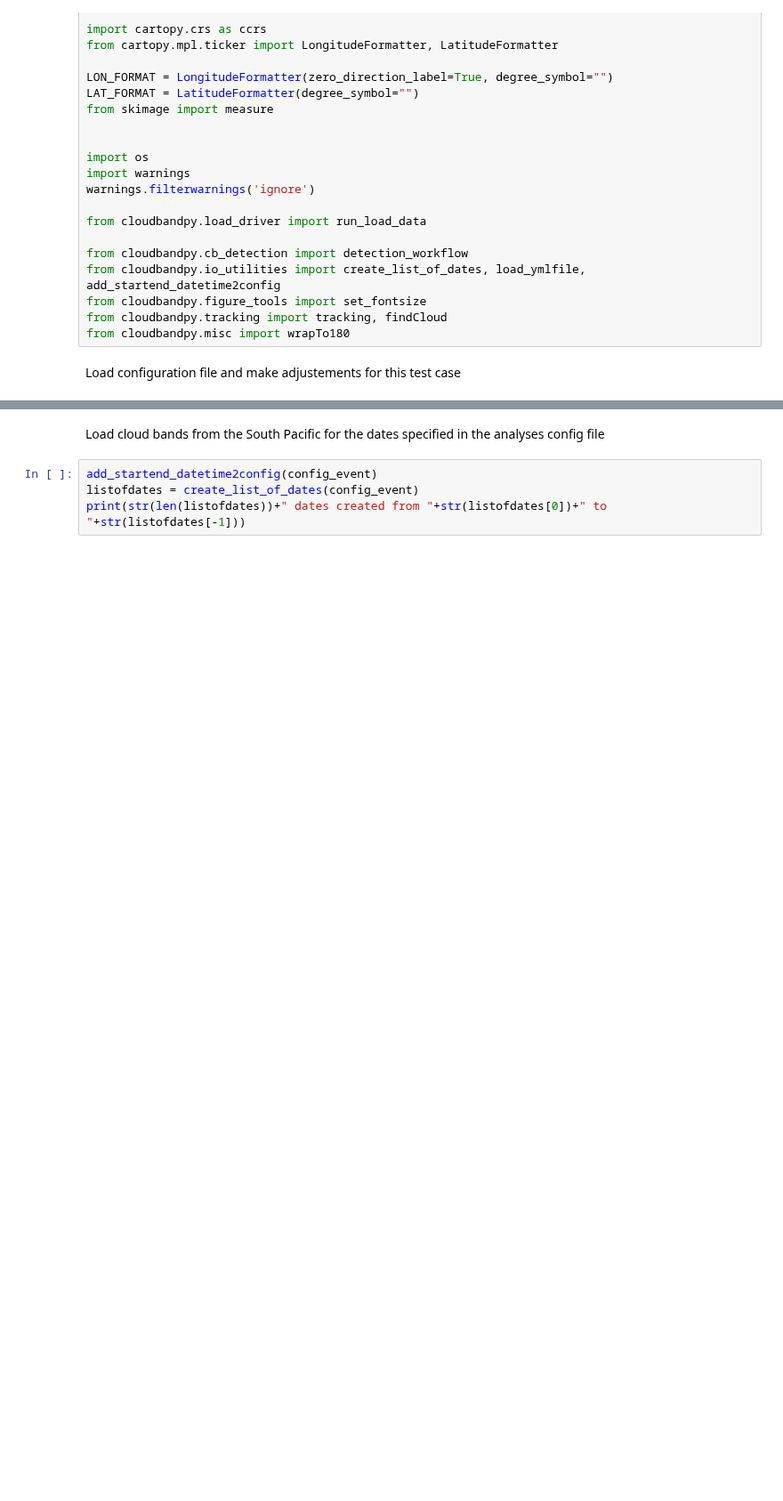
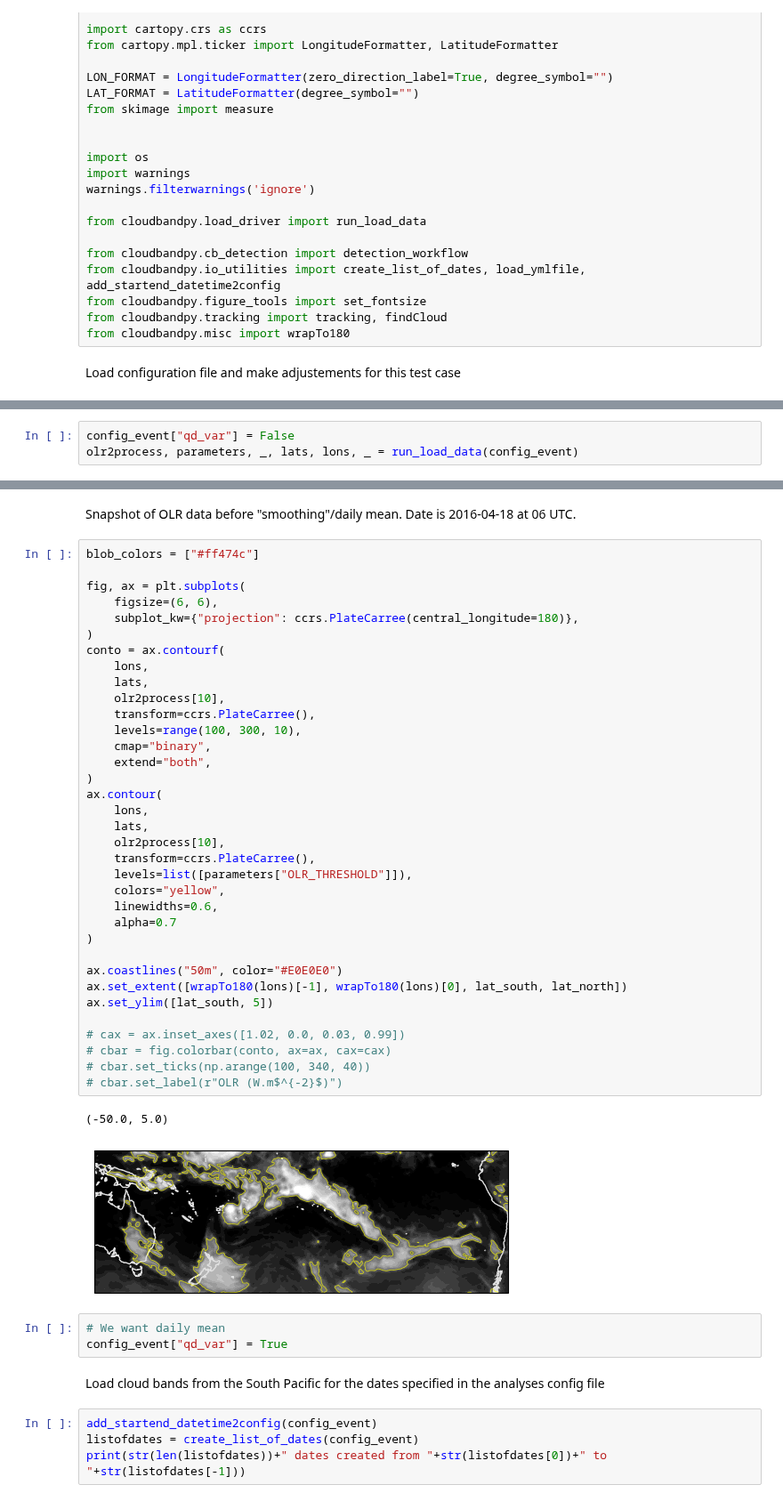
Before and after one commit to romainpilon/cloudbandPy, a Jupyter notebook: notebooks/detection/detection_process.ipynb, the cells around one changed output, grey strips where cells are left out. Shown at 89% size. Drawn from its saved outputs; the diff is of its cells as text; blank space fills up the shorter version.

Commit message:
Prepare config files

```diff
--- a/notebooks/detection/detection_process.ipynb
+++ b/notebooks/detection/detection_process.ipynb
@@ -58,0 +61,3 @@ print(config)
+# %%
+config_event["qd_var"] = False
+olr2process, parameters, _, lats, lons, _ = run_load_data(config_event)
@@ -59,3 +80,46 @@ print(config)
+# %% [markdown]
+Snapshot of OLR data before "smoothing"/daily mean. Date is 2016-04-18 at 06 UTC.
+# %%
+blob_colors = ["#ff474c"]
+
+fig, ax = plt.subplots(
+    figsize=(6, 6),
+    subplot_kw={"projection": ccrs.PlateCarree(central_longitude=180)},
+)
+conto = ax.contourf(
+    lons,
+    lats,
+    olr2process[10],
+    transform=ccrs.PlateCarree(),
+    levels=range(100, 300, 10),
+    cmap="binary",
+    extend="both",
+)
+ax.contour(
+    lons,
+    lats,
+    olr2process[10],
+    transform=ccrs.PlateCarree(),
+    levels=list([parameters["OLR_THRESHOLD"]]),
+    colors="yellow",
+    linewidths=0.6,
+    alpha=0.7
+)
+
+ax.coastlines("50m", color="#E0E0E0")
+ax.set_extent([wrapTo180(lons)[-1], wrapTo180(lons)[0], lat_south, lat_north])
+ax.set_ylim([lat_south, 5])
+
+# cax = ax.inset_axes([1.02, 0.0, 0.03, 0.99])
+# cbar = fig.colorbar(conto, ax=ax, cax=cax)
+# cbar.set_ticks(np.arange(100, 340, 40))
+# cbar.set_label(r"OLR (W.m$^{-2}$)")
+# %% [output]
+(-50.0, 5.0)
+[figure, added]
+# %%
+# We want daily mean
+config_event["qd_var"] = True
 # %% [markdown]
 Load cloud bands from the South Pacific for the dates specified in the analyses config file
 # %%
```
Also changed, not shown: parts of 8 cells of this notebook, 8 other files.
